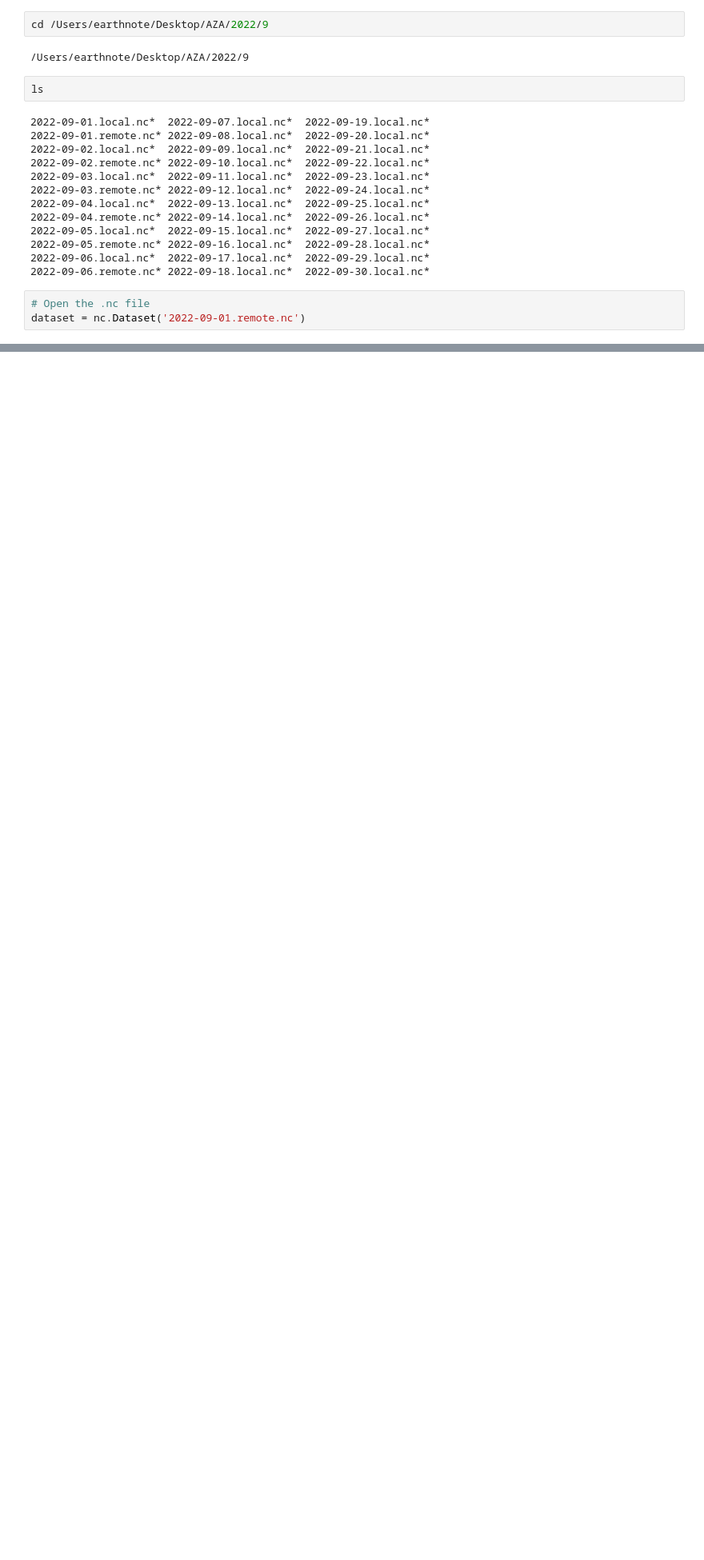
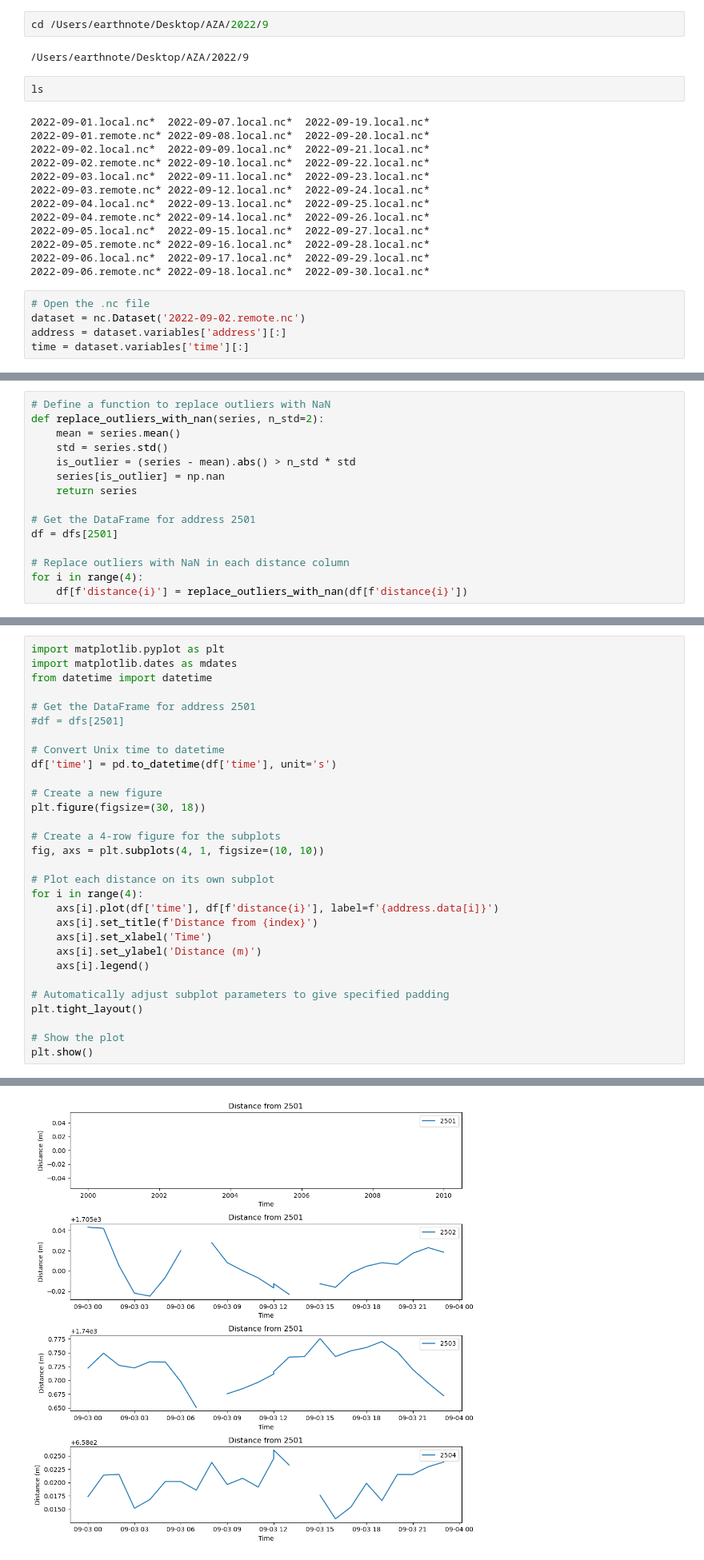
Before and after one commit to MaleenKidiwela/AxialFetch, a Jupyter notebook: Axial Fetch.ipynb, the cells around one changed output, grey strips where cells are left out. Shown: that part at 80% size. Saved outputs shown, nothing was run; the diff lists cells and outputs as text; blank space fills up the shorter version.

```diff
--- a/Axial Fetch.ipynb
+++ b/Axial Fetch.ipynb
@@ -27,7 +27,9 @@ ls
 2022-09-06.remote.nc* 2022-09-18.local.nc*  2022-09-30.local.nc*
 # %%
 # Open the .nc file
-dataset = nc.Dataset('2022-09-01.remote.nc')
+dataset = nc.Dataset('2022-09-02.remote.nc')
+address = dataset.variables['address'][:]
+time = dataset.variables['time'][:]
 # %%
 if 'address' in dataset.variables:
     print("The dataset has the 'address' variable.")
@@ -113,0 +172,15 @@ dfs[2501]
+# %%
+# Define a function to replace outliers with NaN
+def replace_outliers_with_nan(series, n_std=2):
+    mean = series.mean()
+    std = series.std()
+    is_outlier = (series - mean).abs() > n_std * std
+    series[is_outlier] = np.nan
+    return series
+
+# Get the DataFrame for address 2501
+df = dfs[2501]
+
+# Replace outliers with NaN in each distance column
+for i in range(4):
+    df[f'distance{i}'] = replace_outliers_with_nan(df[f'distance{i}'])
@@ -113,0 +204,31 @@ dfs[2501]
+# %%
+import matplotlib.pyplot as plt
+import matplotlib.dates as mdates
+from datetime import datetime
+
+# Get the DataFrame for address 2501
+#df = dfs[2501]
+
+# Convert Unix time to datetime
+df['time'] = pd.to_datetime(df['time'], unit='s')
+
+# Create a new figure
+plt.figure(figsize=(30, 18))
+
+# Create a 4-row figure for the subplots
+fig, axs = plt.subplots(4, 1, figsize=(10, 10))
+
+# Plot each distance on its own subplot
+for i in range(4):
+    axs[i].plot(df['time'], df[f'distance{i}'], label=f'{address.data[i]}')
+    axs[i].set_title(f'Distance from {index}')
+    axs[i].set_xlabel('Time')
+    axs[i].set_ylabel('Distance (m)')
+    axs[i].legend()
+
+# Automatically adjust subplot parameters to give specified padding
+plt.tight_layout()
+
+# Show the plot
+plt.show()
+# %% [output]
@@ -113,0 +236 @@ dfs[2501]
+[figure, added]
```
Also changed, not shown: parts of 7 cells of this notebook.
